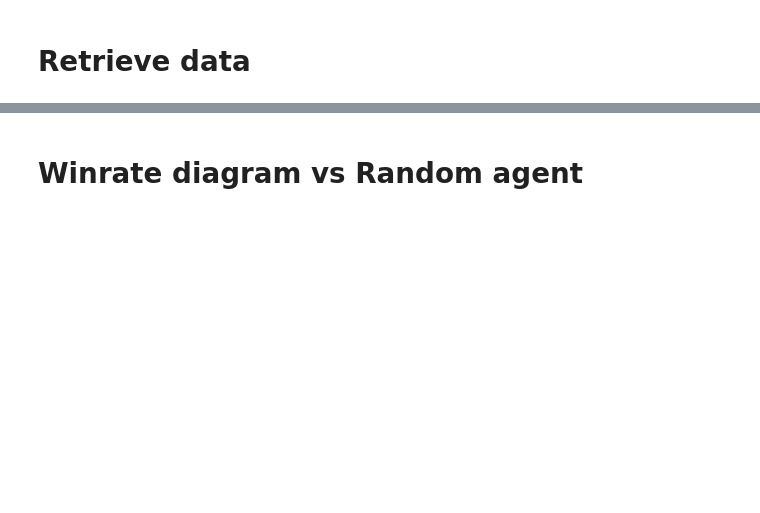
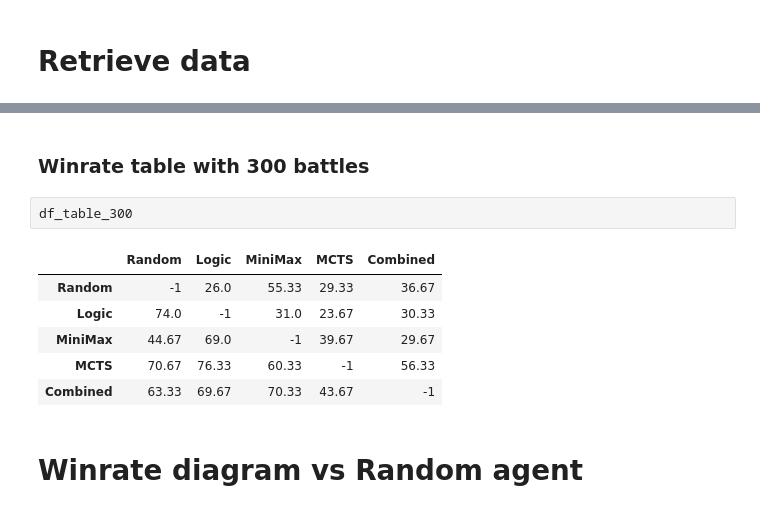
Before and after one commit to Giusgarus/Pokemon-battle-VGC, a Jupyter notebook: Agents/Statistics/generate_plots.ipynb, the cells around one changed output, grey strips where cells are left out. Saved outputs shown, nothing was run; the diff lists cells and outputs as text; blank space fills up the shorter version.

```diff
--- a/Agents/Statistics/generate_plots.ipynb
+++ b/Agents/Statistics/generate_plots.ipynb
@@ -118,2 +136,13 @@ IndexError: index 0 is out of bounds for axis 0 with size 0
+# %% [markdown]
+### Winrate table with 300 battles
+# %%
+df_table_300
+# %% [output]
+|  | Random | Logic | MiniMax | MCTS | Combined |
+| Random | -1 | 26.0 | 55.33 | 29.33 | 36.67 |
+| Logic | 74.0 | -1 | 31.0 | 23.67 | 30.33 |
+| MiniMax | 44.67 | 69.0 | -1 | 39.67 | 29.67 |
+| MCTS | 70.67 | 76.33 | 60.33 | -1 | 56.33 |
+| Combined | 63.33 | 69.67 | 70.33 | 43.67 | -1 |
 # %% [markdown]
 # Winrate diagram vs Random agent
```
Also changed, not shown: parts of 9 cells of this notebook, 5 other files.
